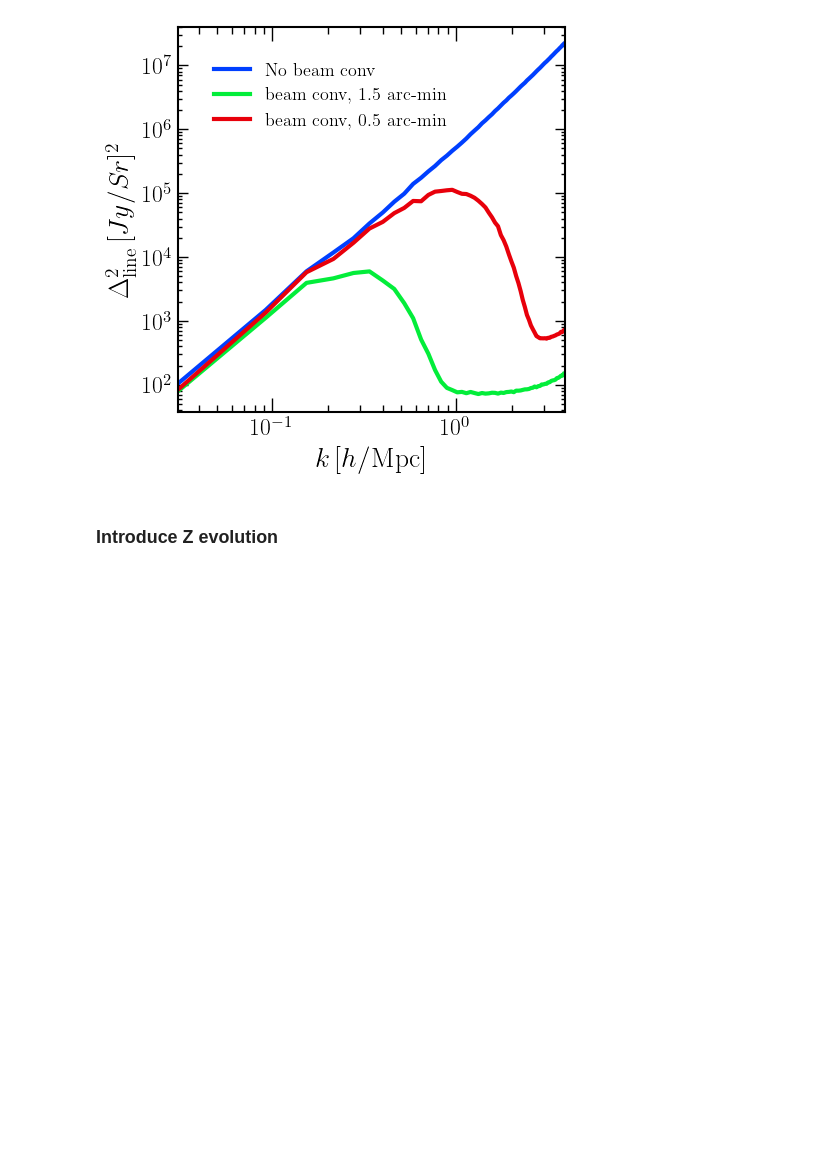
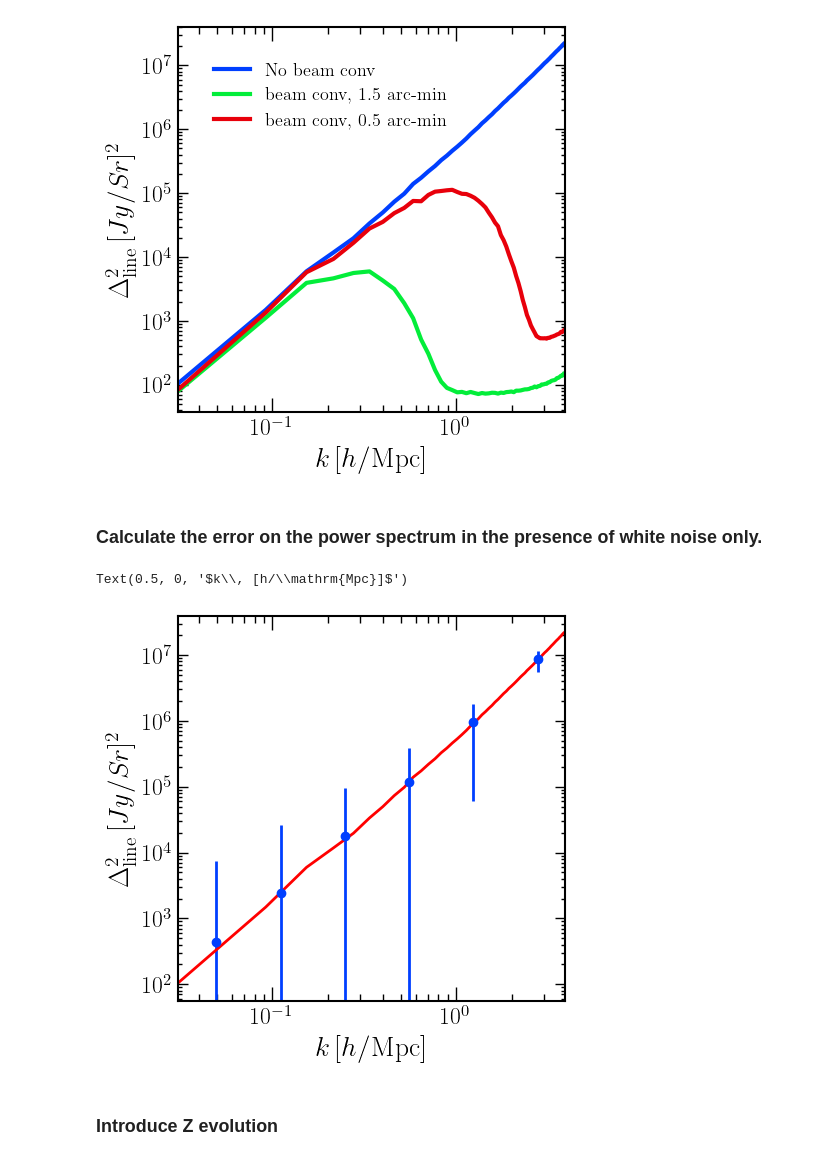
Before and after one commit to Anirbancosmo/Limpy, a Jupyter notebook: examples/Simulated_maps_and_powerspectra.ipynb, the cells around one changed output. Saved outputs shown, nothing was run; the diff lists cells and outputs as text; code cells hidden in the pictures; blank space fills up the shorter version.

```diff
--- a/examples/Simulated_maps_and_powerspectra.ipynb
+++ b/examples/Simulated_maps_and_powerspectra.ipynb
@@ -239,6 +211,29 @@ plt.xlabel(r"$k\, [h/\mathrm{Mpc}]$")
 # %% [output]
 Text(0.5, 0, '$k\\, [h/\\mathrm{Mpc}]$')
 [figure]
+# %% [markdown]
+### Calculate the error on the power spectrum in the presence of white noise only.
+# %%
+bin_num = 6 # number of bins
+pk_noise = 4e9 #take simple white noise power spectrum in Jy/Sr * Mpc^3
+
+Vsurv = lu.V_survey(z, dnu_obs=2.8, area= 16, line_name = "CII158") # volume of the survey
+
+# calculate the
+kbin, pkbin, pkerr = lp.pk_error(kcal, pkcal, pk_noise, Vsurv, bin_num = bin_num, binning_scheme = "log")
+# %%
+plt.errorbar(kbin, lu.dk(kbin, pkbin), yerr = lu.dk(kbin, pkerr ), fmt ='', lw=2,  marker = "o", ls='none')
+plt.plot(kcal, lu.dk (kcal, pkcal), lw= 2, color ="red")
+
+plt.yscale("log")
+plt.xscale("log")
+
+plt.xlim(KF, KN)
+plt.ylabel(r"$\Delta^2_{\rm line} \, [Jy/Sr]^2$")
+plt.xlabel(r"$k\, [h/\mathrm{Mpc}]$")
+# %% [output]
+Text(0.5, 0, '$k\\, [h/\\mathrm{Mpc}]$')
+[figure, added]
 # %% [markdown]
 ### Introduce Z evolution
 # %% [markdown]
```
Also changed, not shown: parts of 4 cells of this notebook, 3 other files.
